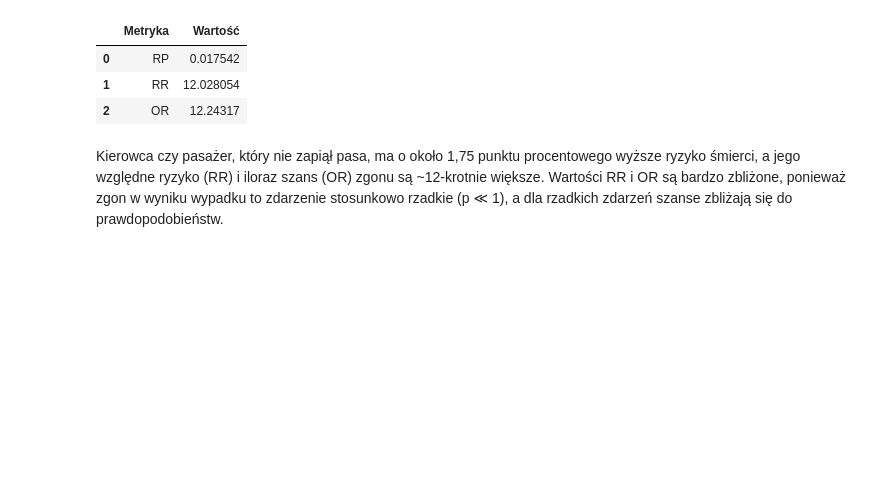
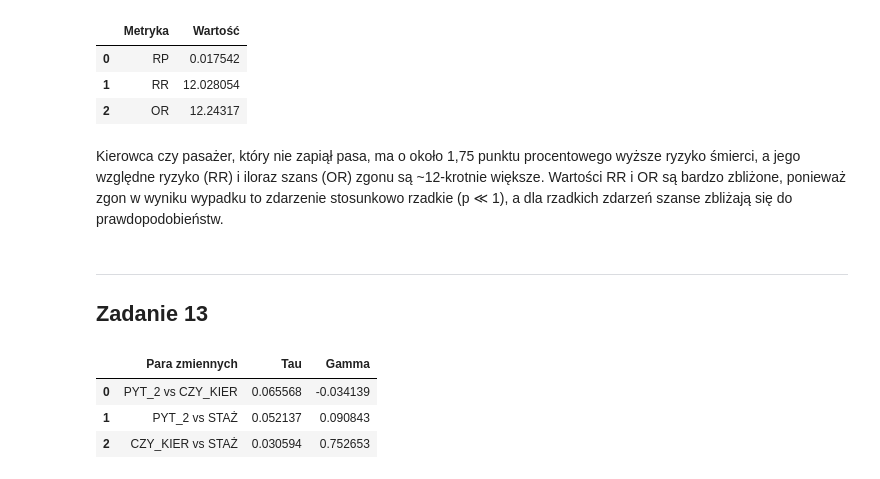
Before and after one commit to mathieuboro/Analysis_of_Survey_Data, a Jupyter notebook: Sprawozdanie2.ipynb, the cells around one changed output. Cells and saved outputs as stored; diff of their text form; code cells hidden in the pictures; blank space fills up the shorter version.

```diff
--- a/Sprawozdanie2.ipynb
+++ b/Sprawozdanie2.ipynb
@@ -659,3 +659,59 @@ df
 | 2 | OR | 12.24317 |
 # %% [markdown]
 Kierowca czy pasażer, który nie zapiął pasa, ma o około 1,75 punktu procentowego wyższe ryzyko śmierci, a jego względne ryzyko (RR) i iloraz szans (OR) zgonu są ~12-krotnie większe. Wartości RR i OR są bardzo zbliżone, ponieważ zgon w wyniku wypadku to zdarzenie stosunkowo rzadkie (p ≪ 1), a dla rzadkich zdarzeń szanse zbliżają się do prawdopodobieństw.
+# %% [markdown]
+___
+## Zadanie 13
+# %%
+def tau(tabela):
+    tabela = np.array(tabela)
+    suma_wierszy = np.sum(tabela, axis=1)
+    suma_kolumn = np.sum(tabela, axis=0)
+    n = np.sum(tabela)
+    r = len(suma_wierszy)
+    c = len(suma_kolumn)
+    suma = 0
+    for i in range(r):
+        for j in range(c):
+            suma += tabela[i, j]**2 / (n * suma_wierszy[i])
+    mianownik = 1 - sum((suma_kolumn / n)**2)
+    licznik = suma - sum((suma_kolumn / n)**2)
+    return licznik / mianownik
+
+def gamma(tabela):
+    tabela = np.array(tabela)
+    r = len(tabela)
+    c = len(tabela[0])
+    C = 0
+    D = 0
+    for i in range(r - 1):
+        for j in range(c - 1):
+            C += tabela[i, j] * np.sum(tabela[i + 1:, j + 1:])
+    for i in range(r - 1, 0, -1):
+        for j in range(c - 1):
+            D += tabela[i, j] * np.sum(tabela[:i, j + 1:])
+    return (C - D) / (C + D) if (C + D) != 0 else 0
+
+df = pd.read_csv("ankieta.csv", sep=";", encoding="Latin2")
+
+ct1 = pd.crosstab(df["PYT_2"], df["CZY_KIER"])
+ct2 = pd.crosstab(df["PYT_2"], df["STAŻ"])
+ct3 = pd.crosstab(df["CZY_KIER"], df["STAŻ"])
+
+wyniki = []
+for nazwa, ct in [("PYT_2 vs CZY_KIER", ct1),
+                  ("PYT_2 vs STAŻ", ct2),
+                  ("CZY_KIER vs STAŻ", ct3)]:
+    wyniki.append({
+        "Para zmiennych": nazwa,
+        "Tau": tau(ct),
+        "Gamma": gamma(ct)
+    })
+
+wyniki_df = pd.DataFrame(wyniki)
+wyniki_df
+# %% [output]
+|  | Para zmiennych | Tau | Gamma |
+| 0 | PYT_2 vs CZY_KIER | 0.065568 | -0.034139 |
+| 1 | PYT_2 vs STAŻ | 0.052137 | 0.090843 |
+| 2 | CZY_KIER vs STAŻ | 0.030594 | 0.752653 |
```
Also changed, not shown: parts of 4 cells of this notebook.
